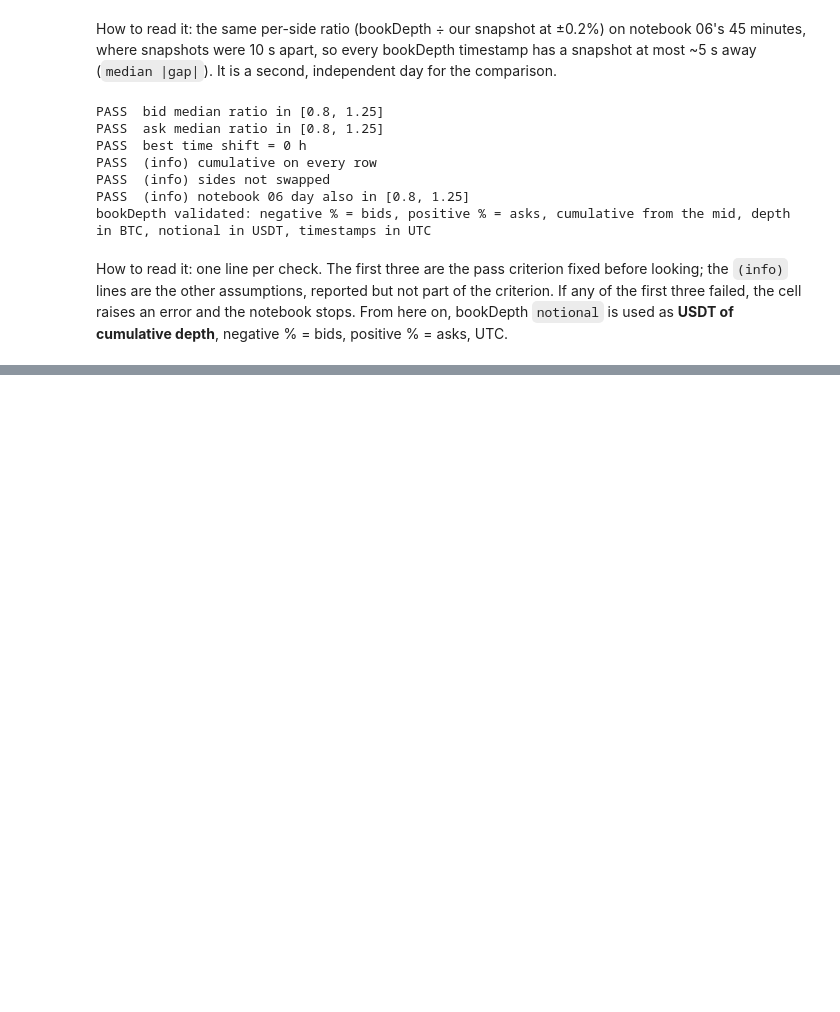
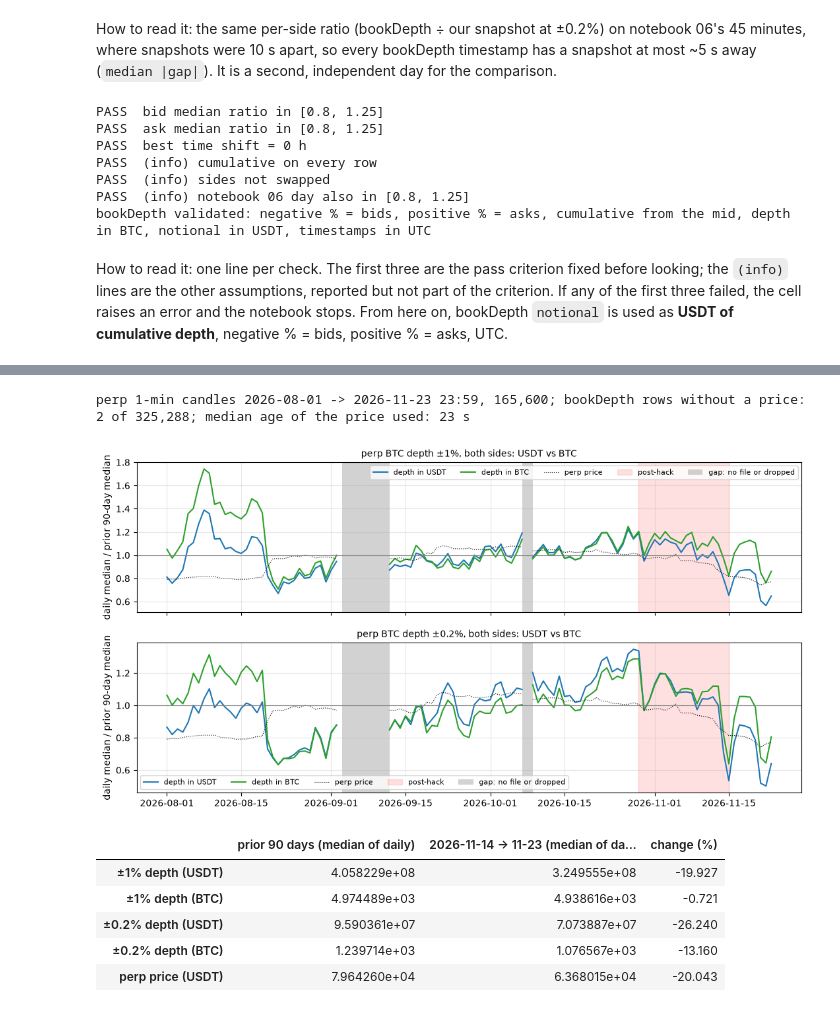
Before and after one commit to Alvarado-Maganna/crypto-quant-lab, a Jupyter notebook: notebooks/08_liquidity_by_hour.ipynb, the cells around one changed output, grey strips where cells are left out. Saved outputs shown, nothing was run; the diff lists cells and outputs as text; code cells hidden in the pictures; blank space fills up the shorter version.

```diff
--- a/notebooks/08_liquidity_by_hour.ipynb
+++ b/notebooks/08_liquidity_by_hour.ipynb
@@ -1867,0 +1876,49 @@ are claimed.
+# %%
+perp_k = pd.concat([read_klines_zip(VISION / futures_klines_path("BTCUSDT", "1m", p))
+                    for p in klines_periods("2026-08-01", "2026-11-23")]).sort_index()
+assert perp_k.index.is_unique
+perp_close = pd.DataFrame({"close_time": perp_k.index + pd.Timedelta(minutes=1),   # when the close is known
+                           "price": perp_k["close"].to_numpy()})
+span = bd_clean[(bd_clean.index >= pd.Timestamp("2026-08-01", tz="UTC"))
+                & (bd_clean.index < pd.Timestamp("2026-11-24", tz="UTC"))].copy()
+span = pd.merge_asof(span.reset_index(), perp_close.astype({"close_time": "datetime64[ms, UTC]"}),
+                     left_on="timestamp_utc", right_on="close_time", direction="backward",
+                     tolerance=pd.Timedelta(minutes=2)).set_index("timestamp_utc")
+print(f"perp 1-min candles {perp_k.index.min():%Y-%m-%d} -> {perp_k.index.max():%Y-%m-%d %H:%M}, {len(perp_k):,}; "
+      f"bookDepth rows without a price: {int(span['price'].isna().sum())} of {len(span):,}; "
+      f"median age of the price used: {(span.index - span['close_time']).dt.total_seconds().median():.0f} s")
+for c in ("0.2pct_total", "1pct_total"):
+    span[f"{c}_btc"] = span[c] / span["price"]
+daily_btc = span[["1pct_total", "1pct_total_btc", "0.2pct_total", "0.2pct_total_btc", "price"]].resample("1D").median()
+daily_btc = daily_btc.reindex(pd.date_range("2026-08-01", "2026-11-23", freq="D", tz="UTC"))
+daily_btc.loc[daily_btc.index.isin(BAD_DAYS)] = np.nan
+
+ref = daily_btc[(daily_btc.index >= POST_HACK[0] - pd.Timedelta(days=90)) & (daily_btc.index < POST_HACK[0])].median()
+mid_nov = daily_btc[(daily_btc.index >= pd.Timestamp("2026-11-14", tz="UTC"))].median()
+btc_vs_usdt = pd.DataFrame({"prior 90 days (median of daily)": ref, "2026-11-14 -> 11-23 (median of daily)": mid_nov})
+btc_vs_usdt["change (%)"] = 100 * (btc_vs_usdt.iloc[:, 1] / btc_vs_usdt.iloc[:, 0] - 1)
+btc_vs_usdt.index = ["±1% depth (USDT)", "±1% depth (BTC)", "±0.2% depth (USDT)", "±0.2% depth (BTC)", "perp price (USDT)"]
+
+fig, axes = plt.subplots(2, 1, figsize=(13, 6.5), sharex=True)
+for ax, band in zip(axes, ("1pct_total", "0.2pct_total")):
+    for col, label, color in ((band, "USDT", "tab:blue"), (f"{band}_btc", "BTC", "tab:green")):
+        ax.plot(daily_btc.index, daily_btc[col] / ref[col], color=color, label=f"depth in {label}")
+    ax.plot(daily_btc.index, daily_btc["price"] / ref["price"], color="black", lw=0.8, ls=":", label="perp price")
+    ax.axhline(1, color="grey", lw=0.8)
+    ax.axvspan(POST_HACK[0], POST_HACK[1] + pd.Timedelta(days=1), color="red", alpha=0.12, label="post-hack")
+    shade_gaps(ax, daily_btc.index.min(), daily_btc.index.max())
+    ax.set_ylabel("daily median / prior 90-day median")
+    ax.set_title(f"perp BTC depth ±{band.split('_')[0].replace('pct', '%')}, both sides: USDT vs BTC", fontsize=10)
+    ax.grid(alpha=0.3)
+    ax.legend(fontsize=8, ncol=5)
+plt.show()
+btc_vs_usdt.round(3)
+# %% [output]
+perp 1-min candles 2026-08-01 -> 2026-11-23 23:59, 165,600; bookDepth rows without a price: 2 of 325,288; median age of the price used: 23 s
+[figure, added]
+|  | prior 90 days (median of daily) | 2026-11-14 -> 11-23 (median of da... | change (%) |
+| ±1% depth (USDT) | 4.058229e+08 | 3.249555e+08 | -19.927 |
+| ±1% depth (BTC) | 4.974489e+03 | 4.938616e+03 | -0.721 |
+| ±0.2% depth (USDT) | 9.590361e+07 | 7.073887e+07 | -26.240 |
+| ±0.2% depth (BTC) | 1.239714e+03 | 1.076567e+03 | -13.160 |
+| perp price (USDT) | 7.964260e+04 | 6.368015e+04 | -20.043 |
```
Also changed, not shown: parts of 120 cells of this notebook.
